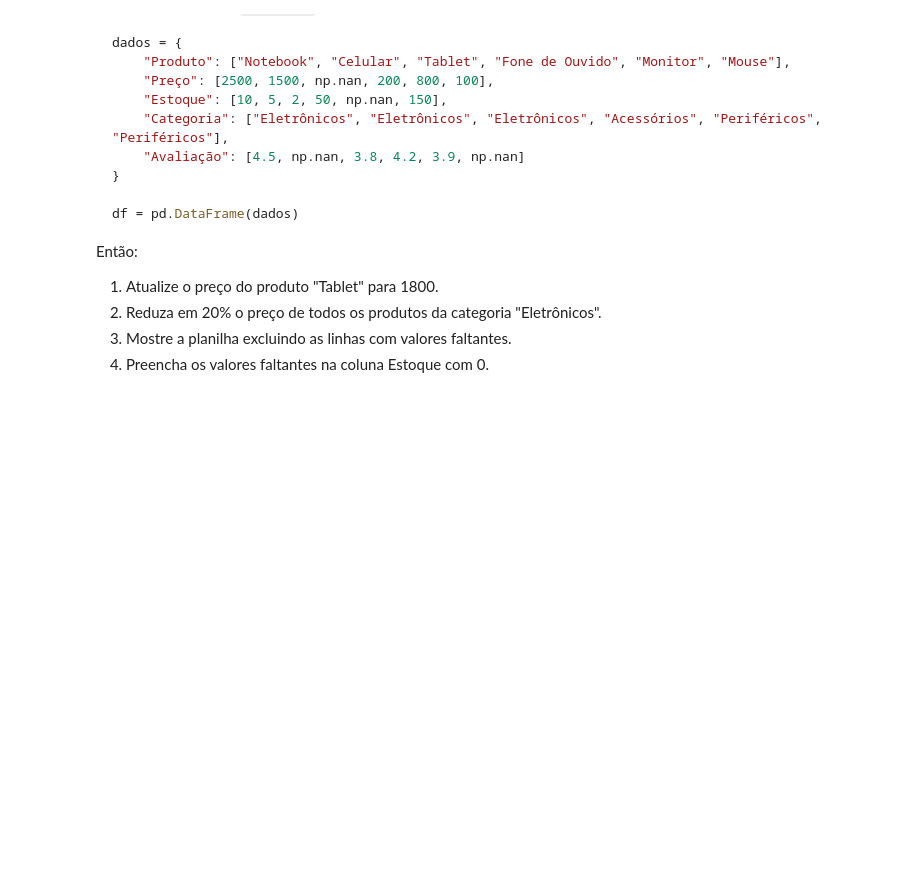
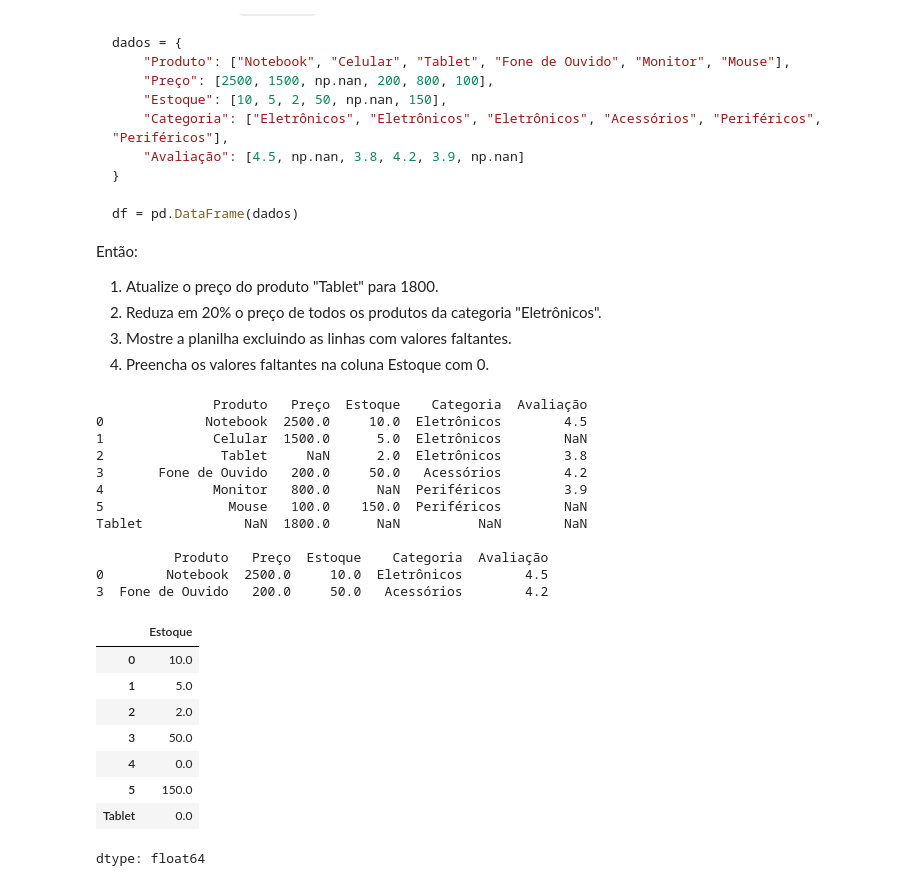
Before and after one commit to py241040163/CEE2, a Jupyter notebook: aulas.ipynb, the cells around one changed output. Saved outputs shown, nothing was run; the diff lists cells and outputs as text; code cells hidden in the pictures; blank space fills up the shorter version.

```diff
--- a/aulas.ipynb
+++ b/aulas.ipynb
@@ -2950,3 +3094,42 @@ Então:
 1. Reduza em 20% o preço de todos os produtos da categoria "Eletrônicos".
 1. Mostre a planilha excluindo as linhas com valores faltantes.
 1. Preencha os valores faltantes na coluna Estoque com 0.
+# %%
+dados = {
+    "Produto": ["Notebook", "Celular", "Tablet", "Fone de Ouvido", "Monitor", "Mouse"],
+    "Preço": [2500, 1500, np.nan, 200, 800, 100],
+    "Estoque": [10, 5, 2, 50, np.nan, 150],
+    "Categoria": ["Eletrônicos", "Eletrônicos", "Eletrônicos", "Acessórios", "Periféricos", "Periféricos"],
+    "Avaliação": [4.5, np.nan, 3.8, 4.2, 3.9, np.nan]
+}
+
+df = pd.DataFrame(dados)
+df.at["Tablet", "Preço"]=1800
+print(df, "\n")
+a=df["Categoria"].isin(["Eletrônicos"]) #2 - arrumar
+b=df["Preço"].isin(a)
+print(df.dropna(how="any"), "\n") #3
+y=df["Estoque"] #4 - arrumar
+y.fillna(value=0)
+# %% [output]
+               Produto   Preço  Estoque    Categoria  Avaliação
+0             Notebook  2500.0     10.0  Eletrônicos        4.5
+1              Celular  1500.0      5.0  Eletrônicos        NaN
+2               Tablet     NaN      2.0  Eletrônicos        3.8
+3       Fone de Ouvido   200.0     50.0   Acessórios        4.2
+4              Monitor   800.0      NaN  Periféricos        3.9
+5                Mouse   100.0    150.0  Periféricos        NaN
+Tablet             NaN  1800.0      NaN          NaN        NaN
+
+          Produto   Preço  Estoque    Categoria  Avaliação
+0        Notebook  2500.0     10.0  Eletrônicos        4.5
+3  Fone de Ouvido   200.0     50.0   Acessórios        4.2
+|  | Estoque |
+| 0 | 10.0 |
+| 1 | 5.0 |
+| 2 | 2.0 |
+| 3 | 50.0 |
+| 4 | 0.0 |
+| 5 | 150.0 |
+| Tablet | 0.0 |
+dtype: float64
```
Also changed, not shown: parts of 9 cells of this notebook.
